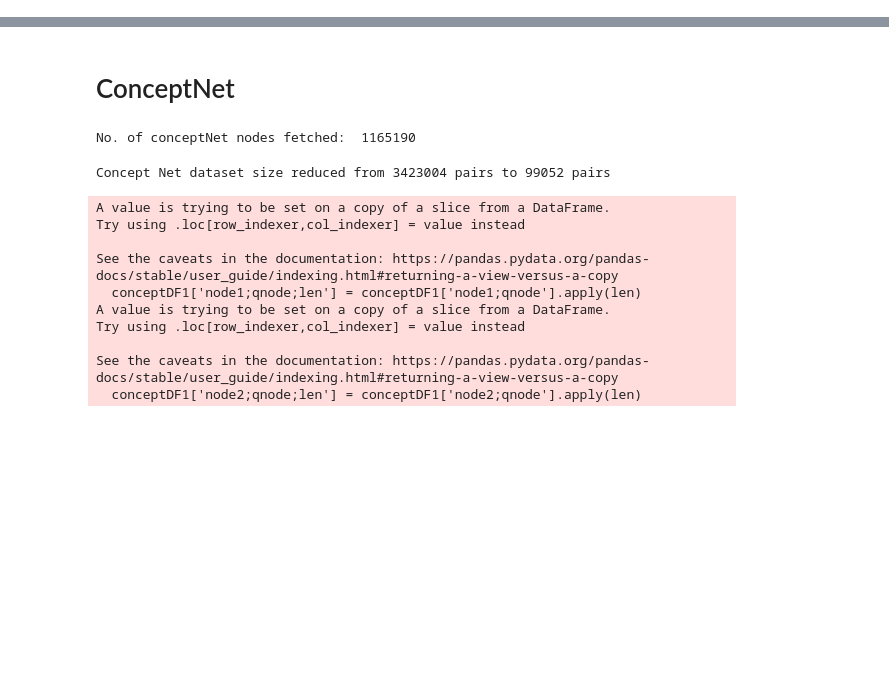
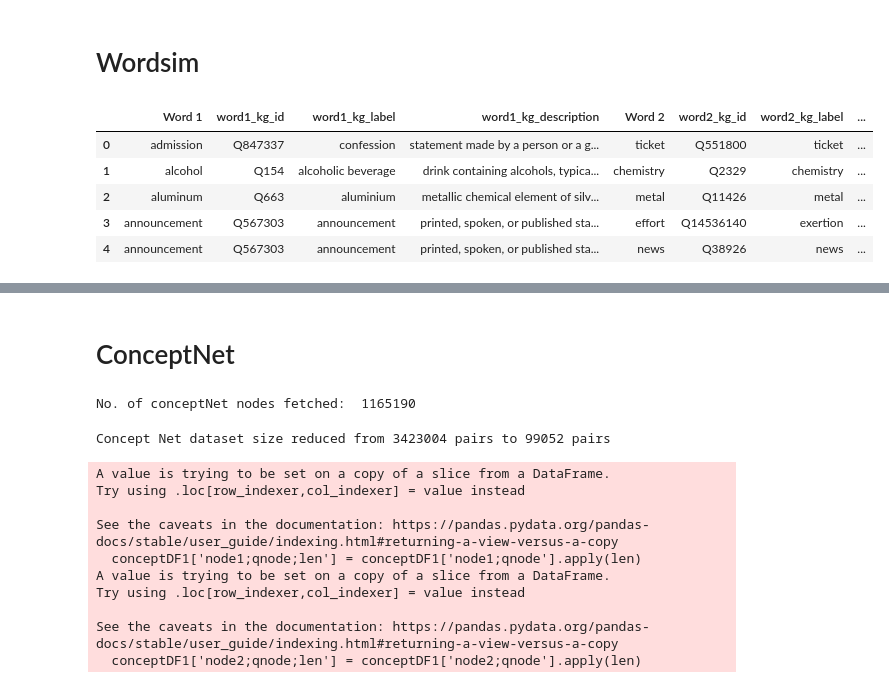
Before and after one commit to usc-isi-i2/wd-similarity, a Jupyter notebook: Evaluation Datasets.ipynb, the cells around one changed output, grey strips where cells are left out. Cells and saved outputs as stored; diff of their text form; code cells hidden in the pictures; blank space fills up the shorter version.

```diff
--- a/Evaluation Datasets.ipynb
+++ b/Evaluation Datasets.ipynb
@@ -10,6 +10,9 @@ import random
 # %%
 LABELS_FILE = "../source_dataset_files/wikidata-20210215-dwd-v2/labels.en.tsv.gz"
 ALL_EDGES_FILE = "../source_dataset_files/wikidata-20210215-dwd-v2/claims.tsv.gz"
+# %%
+WORDSIM_OLD_SOURCE_FILE = "../data/evaluation/source_files/wordsim_old.csv"
+WORDSIM_OLD_FINAL_FILE = "../data/evaluation/wordsim_old.csv"
 # %%
 CONCEPTNET_SOURCE_FILE = "../data/evaluation/source_files/kgtk_conceptnet.tsv"
 CONCEPTNET_INTERM_FILE = "../data/evaluation/intermediate_files/kgtk_conceptnet.csv"
@@ -64,3 +67,18 @@ def uniformize_dataset(wikiDF):
             M_sampled_set,
             pd.DataFrame(newDF, columns=subset.columns)
         ])
+# %% [markdown]
+# Wordsim
+# %%
+old_wordsim_df = pd.read_csv(WORDSIM_OLD_SOURCE_FILE)
+# %%
+old_wordsim_df['Avg'] = (10 - old_wordsim_df['Human (Mean)']) * 3 / 10 + 1
+# %%
+old_wordsim_df.head()
+# %% [output]
+|  | Word 1 | word1_kg_id | word1_kg_label | word1_kg_description | Word 2 | word2_kg_id | word2_kg_label | ... |
+| 0 | admission | Q847337 | confession | statement made by a person or a g... | ticket | Q551800 | ticket | ... |
+| 1 | alcohol | Q154 | alcoholic beverage | drink containing alcohols, typica... | chemistry | Q2329 | chemistry | ... |
+| 2 | aluminum | Q663 | aluminium | metallic chemical element of silv... | metal | Q11426 | metal | ... |
+| 3 | announcement | Q567303 | announcement | printed, spoken, or published sta... | effort | Q14536140 | exertion | ... |
+| 4 | announcement | Q567303 | announcement | printed, spoken, or published sta... | news | Q38926 | news | ... |
```
Also changed, not shown: parts of 3 cells of this notebook, 4 other files.
